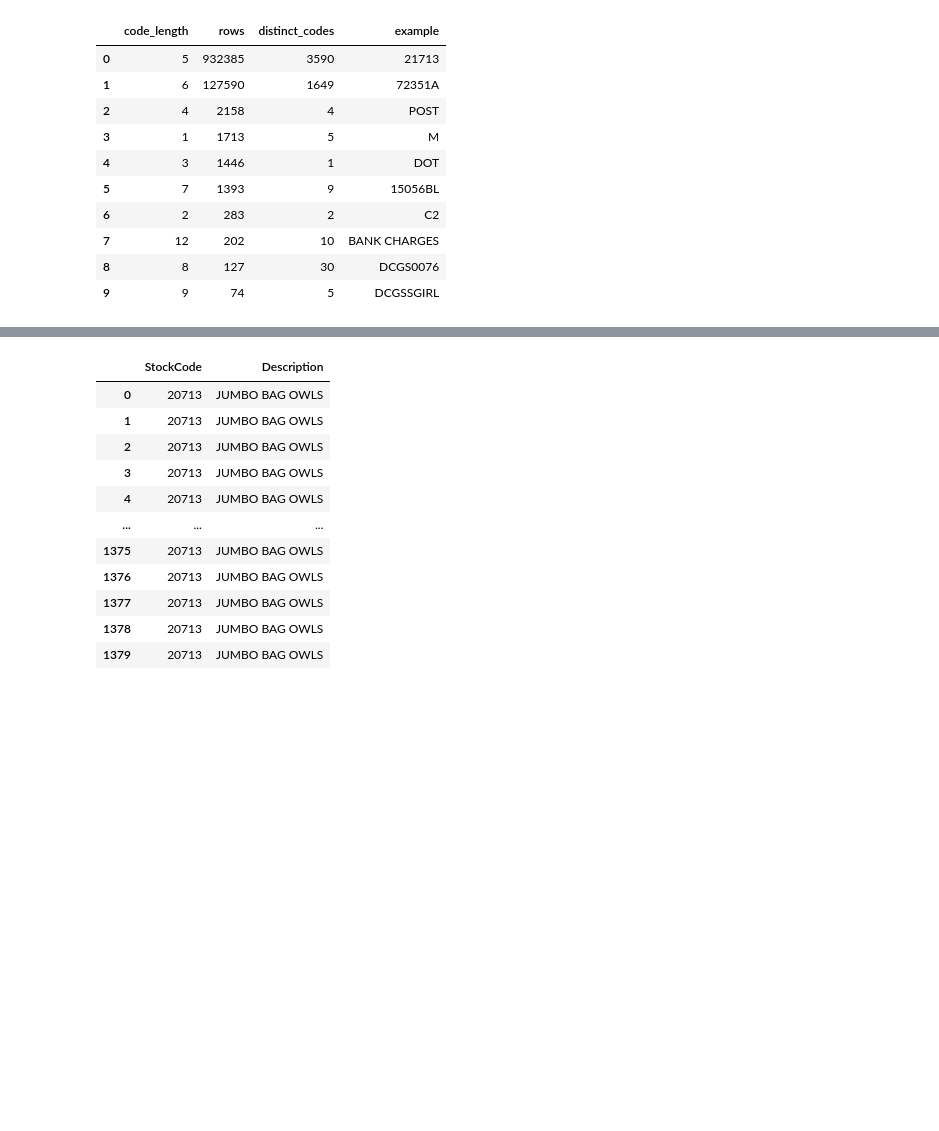
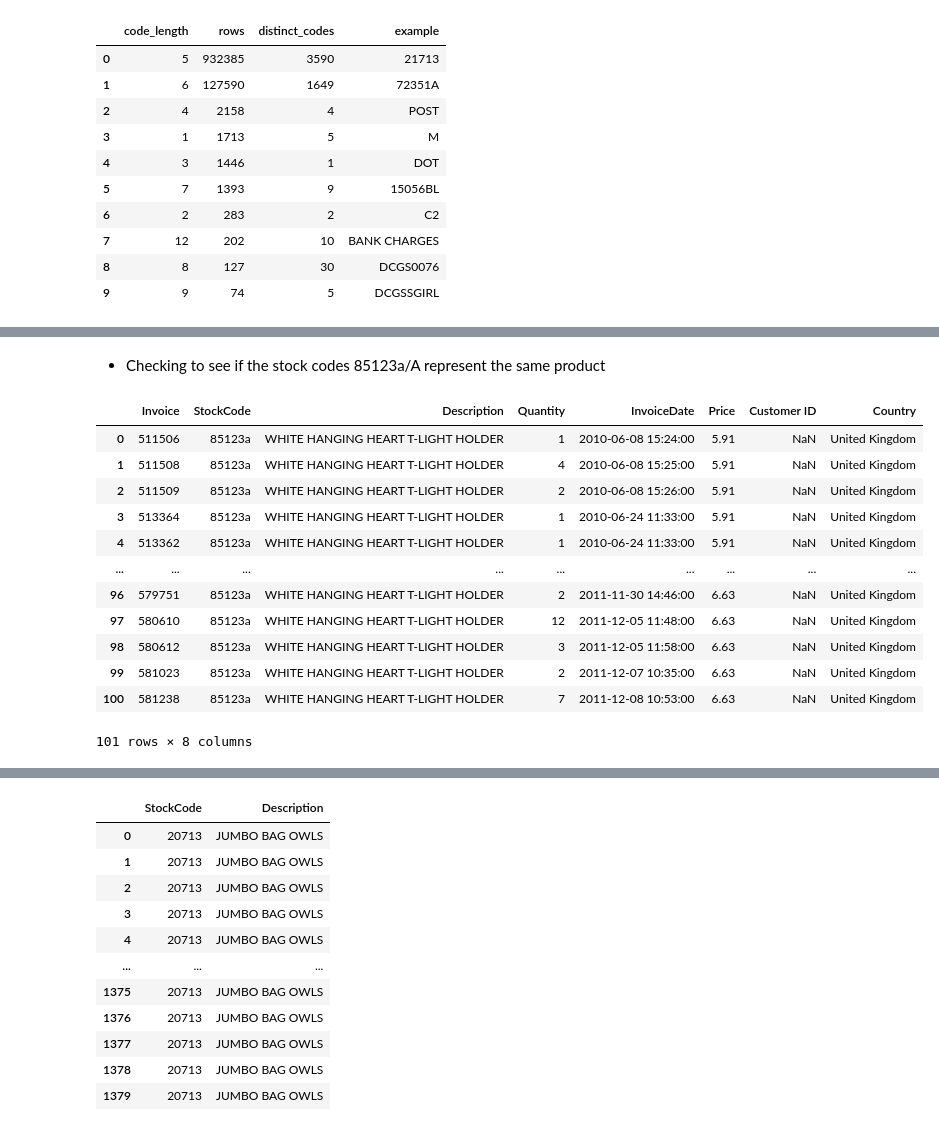
Before and after one commit to Hahm7/online_retail_analysis, a Jupyter notebook: notebooks/audit.ipynb, the cells around one changed output, grey strips where cells are left out. Drawn from its saved outputs; the diff is of its cells as text; code cells hidden in the pictures; blank space fills up the shorter version.

```diff
--- a/notebooks/audit.ipynb
+++ b/notebooks/audit.ipynb
@@ -289,0 +310,25 @@ con.execute("""
+# %% [markdown]
+- Checking to see if the stock codes 85123a/A represent the same product
+# %%
+con.execute("""
+    SELECT
+        *
+    FROM
+        raw_retail
+    WHERE
+        StockCode LIKE '85123a'
+""").fetchdf()
+# %% [output]
+|  | Invoice | StockCode | Description | Quantity | InvoiceDate | Price | Customer ID | Country |
+| 0 | 511506 | 85123a | WHITE HANGING HEART T-LIGHT HOLDER | 1 | 2010-06-08 15:24:00 | 5.91 | NaN | United Kingdom |
+| 1 | 511508 | 85123a | WHITE HANGING HEART T-LIGHT HOLDER | 4 | 2010-06-08 15:25:00 | 5.91 | NaN | United Kingdom |
+| 2 | 511509 | 85123a | WHITE HANGING HEART T-LIGHT HOLDER | 2 | 2010-06-08 15:26:00 | 5.91 | NaN | United Kingdom |
+| 3 | 513364 | 85123a | WHITE HANGING HEART T-LIGHT HOLDER | 1 | 2010-06-24 11:33:00 | 5.91 | NaN | United Kingdom |
+| 4 | 513362 | 85123a | WHITE HANGING HEART T-LIGHT HOLDER | 1 | 2010-06-24 11:33:00 | 5.91 | NaN | United Kingdom |
+| ... | ... | ... | ... | ... | ... | ... | ... | ... |
+| 96 | 579751 | 85123a | WHITE HANGING HEART T-LIGHT HOLDER | 2 | 2011-11-30 14:46:00 | 6.63 | NaN | United Kingdom |
+| 97 | 580610 | 85123a | WHITE HANGING HEART T-LIGHT HOLDER | 12 | 2011-12-05 11:48:00 | 6.63 | NaN | United Kingdom |
+| 98 | 580612 | 85123a | WHITE HANGING HEART T-LIGHT HOLDER | 3 | 2011-12-05 11:58:00 | 6.63 | NaN | United Kingdom |
+| 99 | 581023 | 85123a | WHITE HANGING HEART T-LIGHT HOLDER | 2 | 2011-12-07 10:35:00 | 6.63 | NaN | United Kingdom |
+| 100 | 581238 | 85123a | WHITE HANGING HEART T-LIGHT HOLDER | 7 | 2011-12-08 10:53:00 | 6.63 | NaN | United Kingdom |
+101 rows × 8 columns
```
Also changed, not shown: parts of 16 cells of this notebook.
